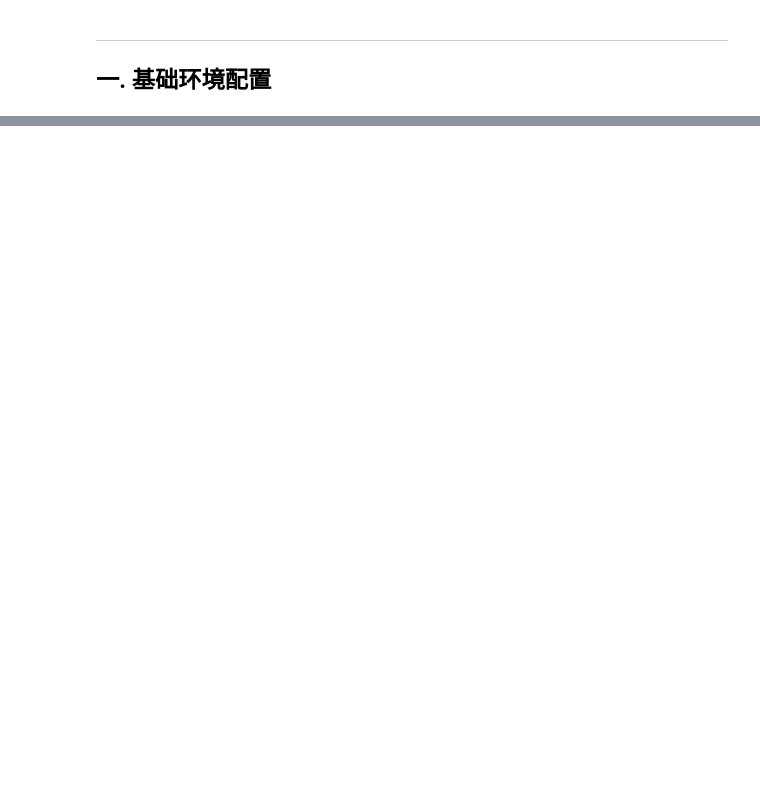
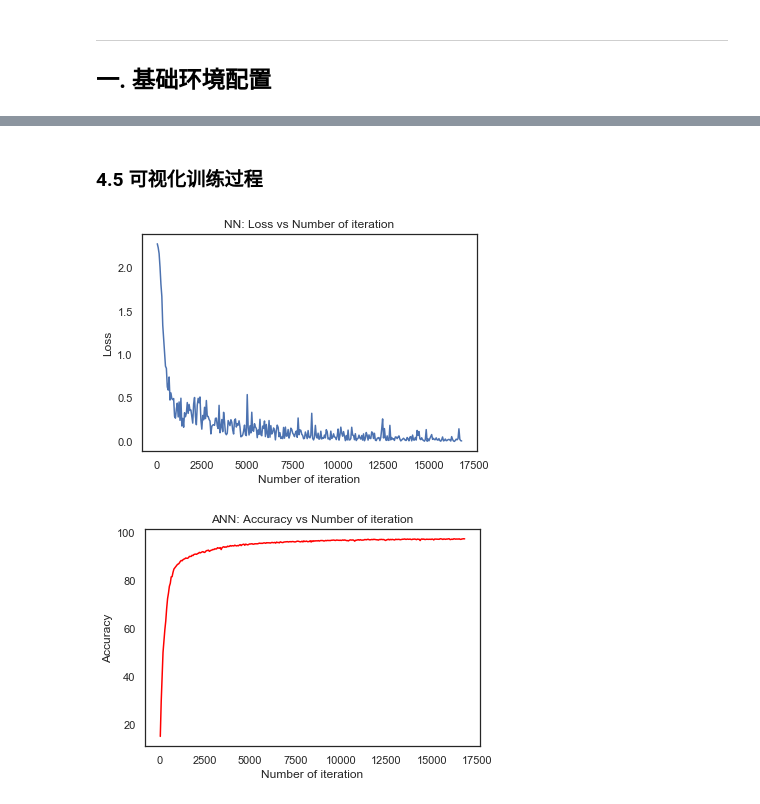
Before and after one commit to Jiachengciel/Kaggle, a Jupyter notebook: competitions/getting_started/Digit_Recognizer/Neural Network.ipynb, the cells around one changed output, grey strips where cells are left out. Saved outputs shown, nothing was run; the diff lists cells and outputs as text; code cells hidden in the pictures; blank space fills up the shorter version.

Commit message:
Finish the Neural Network of digit recognizer

```diff
--- a/competitions/getting_started/Digit_Recognizer/Neural Network.ipynb
+++ b/competitions/getting_started/Digit_Recognizer/Neural Network.ipynb
@@ -35,0 +88,3 @@ ModuleNotFoundError: No module named 'torch'
+# %%
+X_np = X_data.values / 255
+Y_np = Y_data.values
@@ -35,0 +143,29 @@ ModuleNotFoundError: No module named 'torch'
+# %%
+class NeuralNetwork(nn.Module):
+    def __init__(self, Input_dim, Hidden1_dim, Hidden2_dim, Hidden3_dim, Output_dim):
+        super(NeuralNetwork, self).__init__()
+
+        self.NN = nn.Sequential(
+            # 1 layer: 784 --> 250
+            nn.Linear(Input_dim, Hidden1_dim),
+            nn.ReLU(),
+            # 2 layer: 250 --> 100
+            nn.Linear(Hidden1_dim, Hidden2_dim),
+            nn.Tanh(),
+            # 3 layer: 100 --> 100
+            nn.Linear(Hidden2_dim, Hidden3_dim),
+            nn.ELU(),
+        )
+         # 4 layer: 100 --> 10
+        self.out = nn.Linear(Hidden3_dim, Output_dim)
+
+    def forward(self, x):
+        y = self.NN(x)
+        out = self.out(y)
+        return out
+
+model = NeuralNetwork(Input_dim, Hidden1_dim, Hidden2_dim, Hidden3_dim, Output_dim)
+error = nn.CrossEntropyLoss()
+optimizer = torch.optim.SGD(model.parameters(), lr=Learning_Rate)
+
+print(model)
@@ -35,0 +255,17 @@ ModuleNotFoundError: No module named 'torch'
+# %% [markdown]
+### 4.5 可视化训练过程
+# %%
+plt.plot(iteration_list, loss_list)
+plt.xlabel("Number of iteration")
+plt.ylabel("Loss")
+plt.title("NN: Loss vs Number of iteration")
+plt.show()
+
+plt.plot(iteration_list,accuracy_list,color = "red")
+plt.xlabel("Number of iteration")
+plt.ylabel("Accuracy")
+plt.title("ANN: Accuracy vs Number of iteration")
+plt.show()
+# %% [output]
+[figure, added]
+[figure, added]
```
Also changed, not shown: parts of 25 cells of this notebook.
